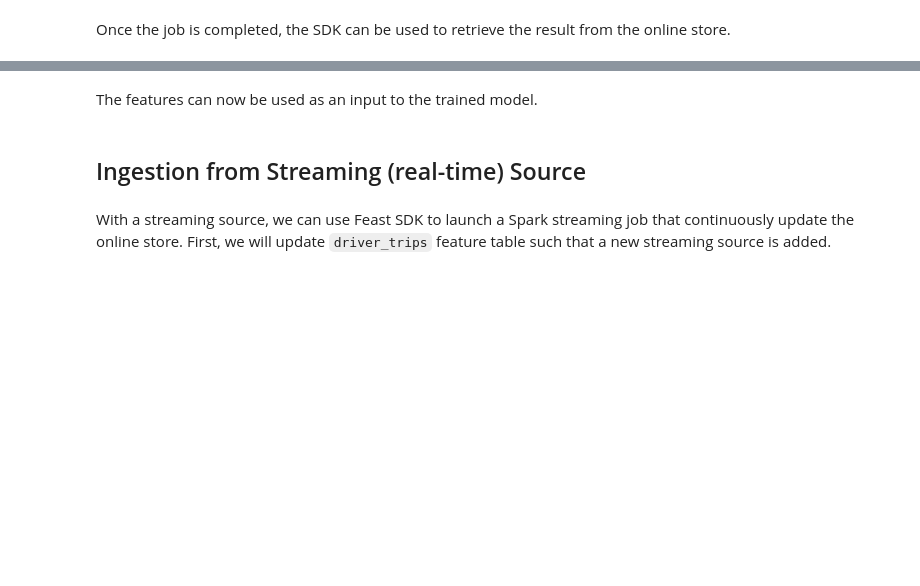
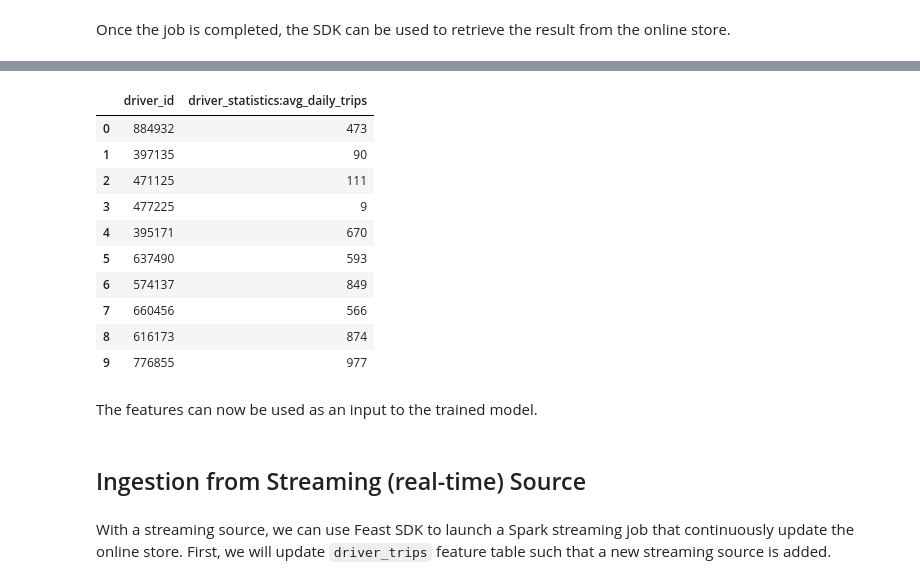
Before and after one commit to paravatha/feast-on-gcp, a Jupyter notebook: test-notebooks/minimal/local_storage/offline_online_local_storage.ipynb, the cells around one changed output, grey strips where cells are left out. Drawn from its saved outputs; the diff is of its cells as text; code cells hidden in the pictures; blank space fills up the shorter version.

```diff
--- a/test-notebooks/minimal/local_storage/offline_online_local_storage.ipynb
+++ b/test-notebooks/minimal/local_storage/offline_online_local_storage.ipynb
@@ -313,6 +415,18 @@ features
 # %%
-time.sleep(10)
+time.sleep(15)
 pd.DataFrame(features)
+# %% [output]
+|  | driver_id | driver_statistics:avg_daily_trips |
+| 0 | 884932 | 473 |
+| 1 | 397135 | 90 |
+| 2 | 471125 | 111 |
+| 3 | 477225 | 9 |
+| 4 | 395171 | 670 |
+| 5 | 637490 | 593 |
+| 6 | 574137 | 849 |
+| 7 | 660456 | 566 |
+| 8 | 616173 | 874 |
+| 9 | 776855 | 977 |
 # %% [markdown]
 The features can now be used as an input to the trained model.
 # %% [markdown]
```
Also changed, not shown: parts of 19 cells of this notebook.
